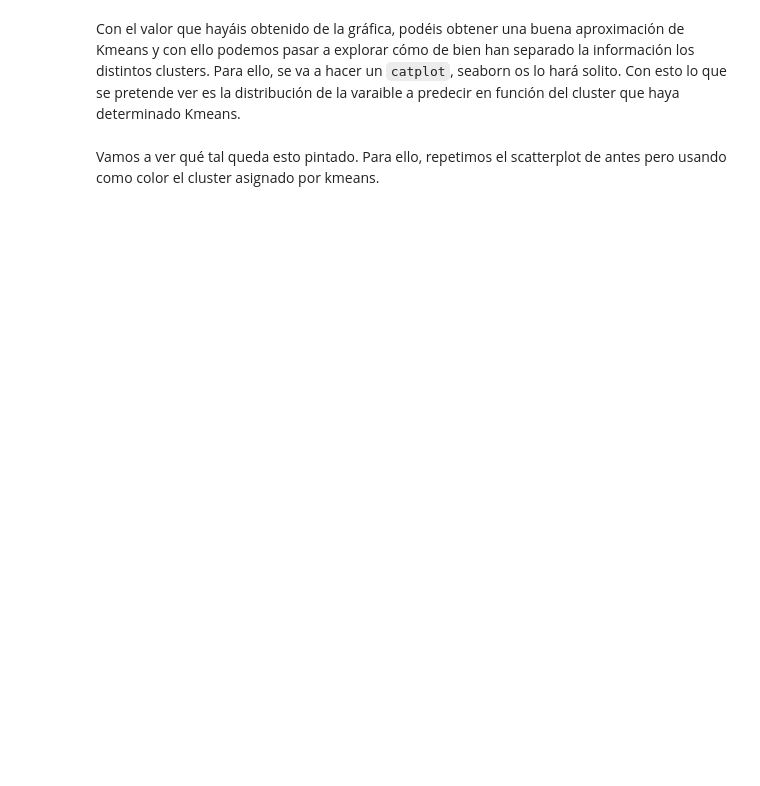
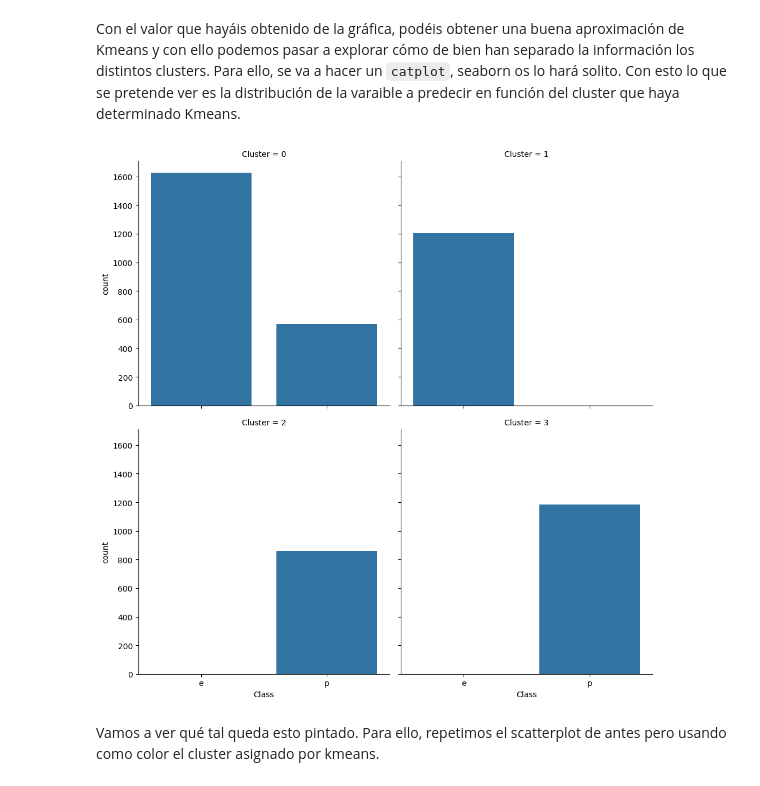
Before and after one commit to Jorgeluuu/Proyecto-VIII-Aprendizaje-No-supervisado, a Jupyter notebook: notebooks/workshop-clustering-pca.ipynb, the cells around one changed output. Cells and saved outputs as stored; diff of their text form; code cells hidden in the pictures; blank space fills up the shorter version.

```diff
--- a/notebooks/workshop-clustering-pca.ipynb
+++ b/notebooks/workshop-clustering-pca.ipynb
@@ -242,12 +252,21 @@ Con el valor que hayáis obtenido de la gráfica, podéis obtener una buena apro
 # %%
 # Aprender Kmeans con el valor de K obtenido.
 
-kmeans = # Definir y entrenar Kmeans.
+k_optimo = 4  # Basado en el método del codo
+kmeans = KMeans(n_clusters=k_optimo, random_state=42) # Definir y entrenar Kmeans.
+cluster_labels = kmeans.fit_predict(X_train)
 
 # Preparar el catplot.
 
+plot_df = pd.DataFrame({
+    'Cluster': cluster_labels,
+    'Class': y_train
+})
 
 # Pintar.
-ax = sns.catplot(col=, x=, data=, kind='count',col_wrap=4)
+ax = sns.catplot(col='Cluster', x='Class', data=plot_df, kind='count', col_wrap=2)
+plt.show()
+# %% [output]
+[figure, added]
 # %% [markdown]
 Vamos a ver qué tal queda esto pintado. Para ello, repetimos el scatterplot de antes pero usando como color el cluster asignado por kmeans.
```
Also changed, not shown: parts of 3 cells of this notebook.
